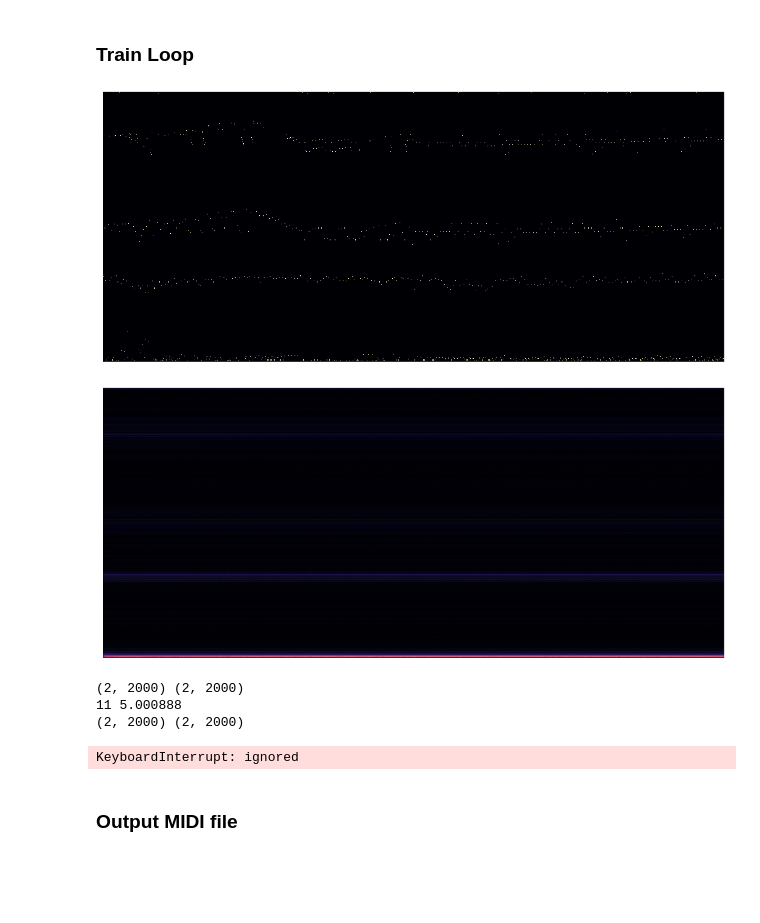
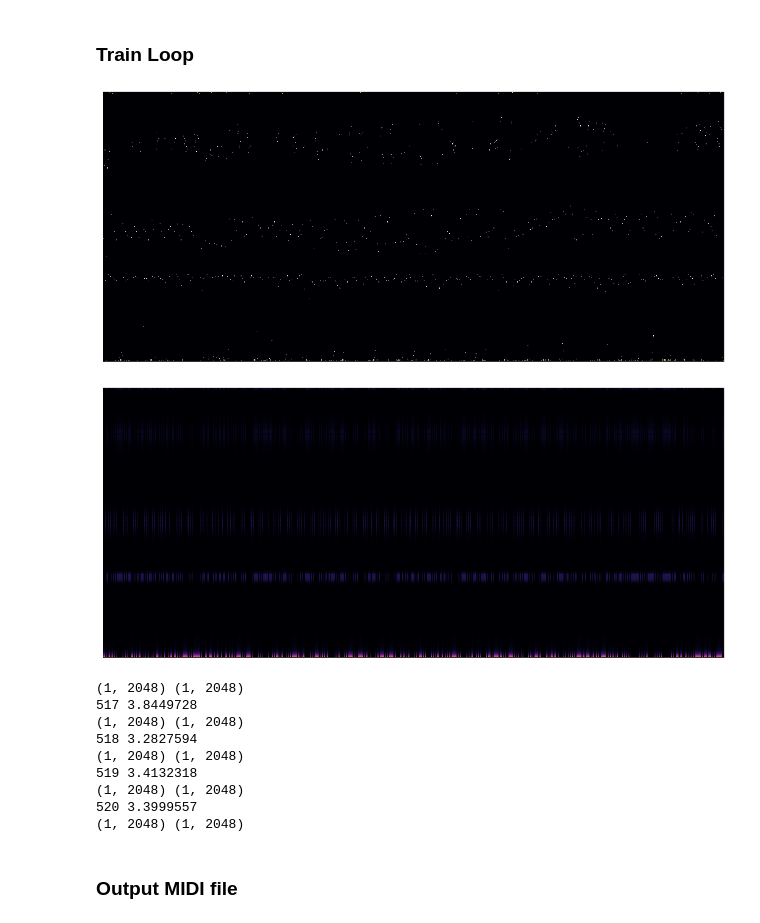
Before and after one commit to asigalov61/Amazing-GPT2-Piano, a Jupyter notebook: Amazing_GPT2_Piano.ipynb, the cells around one changed output. Saved outputs shown, nothing was run; the diff lists cells and outputs as text; code cells hidden in the pictures; blank space fills up the shorter version.

```diff
--- a/Amazing_GPT2_Piano.ipynb
+++ b/Amazing_GPT2_Piano.ipynb
@@ -180,7 +169,7 @@ CCOffset = IntervalDim + VelocityDim + NoteOnDim + NoteOffDim
 
 EventDim = IntervalDim + VelocityDim + NoteOnDim + NoteOffDim + CCDim # 390
 
-Time = 2000
+Time = 2048
 
 EmbeddingDim = 512
 
@@ -491,7 +480,7 @@ sample = tf.argmax(u, axis=1)
 Train
 '''
 global_step = tf.Variable(0, name='global_step')
-learning_rate = tf.Variable(1e-3, name='learning_rate')
+learning_rate = tf.Variable(1e-4, name='learning_rate')
 train_step = tf.train.AdamOptimizer(learning_rate).minimize(loss, global_step)
 
 '''
@@ -503,10 +492,11 @@ Session Open
 gpu_options = tf.GPUOptions(visible_device_list="0")
 sess = tf.Session(config=tf.ConfigProto(gpu_options=gpu_options))
 
-# config = tf.ConfigProto(device_count = {'GPU': 0})
-# sess = tf.Session(config=config)
+#config = tf.ConfigProto(device_count = {'GPU': 0})
+#sess = tf.Session(config=config)
 
 sess.run(tf.global_variables_initializer())
 
 print('graph create')
+!nvidia-smi
 # %% [output]
@@ -585,10 +594,12 @@ import librosa.display
 from time import sleep
 import time
 
-batch_size = 2 # Works on Google P100 GPU and Colab Pro. Otherwise, use 1
+batch_size = 1 # Works on Google P100 GPU and Colab Pro. Otherwise, use 1 or 2. Def = 1
+log_every = 100 # Display logs/plot data every indicated number of steps. Def = 10
+save_every = 100 # Save the trained model (checkpoint) every indicated number of steps. Def = 10
 
 while(True):
-    for _ in range(10):
+    for _ in range(100):
         _inputs = []
         _targets = []
         for _ in range(batch_size):
@@ -599,41 +610,46 @@ while(True):
 
             _inputs.append(x)
             _targets.append(y)
         _inputs = np.stack(_inputs)
         _targets = np.stack(_targets)
         print(_inputs.shape, _targets.shape)
 
         _, _global_step, _loss = sess.run([train_step, global_step, loss],
                                           feed_dict={X: _inputs,
                                                      Y: _targets,
                                                      learning_rate: 1e-4})
         print(_global_step, _loss)
 
-        if _global_step % 10 == 0:
+        if _global_step % log_every == 0:
             logger.log('loss', _loss, _global_step)
 
-        if _global_step % 10 == 0:
+        if _global_step % save_every == 0:
             save_path = saver.save(sess, save_dir + '/checkpoint', global_step=_global_step)
             print("Model saved in path: %s" % save_path)
 
     clear_output()
 
     _inputs_onehot, _probs = sess.run([X_onehot, probs], feed_dict={X: _inputs})
 
     plt.figure(figsize=[18, 8])
     librosa.display.specshow(_inputs_onehot[0].T)
     plt.show()
 
     plt.figure(figsize=[18, 8])
     librosa.display.specshow(_probs[0].T)
     plt.show()
 # %% [output]
-[figure, old version]
+[figure, new version]
-[figure, old version]
+[figure, new version]
-(2, 2000) (2, 2000)
-11 5.000888
-(2, 2000) (2, 2000)
+(1, 2048) (1, 2048)
+517 3.8449728
+(1, 2048) (1, 2048)
+518 3.2827594
+(1, 2048) (1, 2048)
+519 3.4132318
+(1, 2048) (1, 2048)
+520 3.3999557
+(1, 2048) (1, 2048)
-KeyboardInterrupt: ignored
 # %% [markdown]
 ### Output MIDI file
 # %%
```
Also changed, not shown: parts of 7 cells of this notebook.
